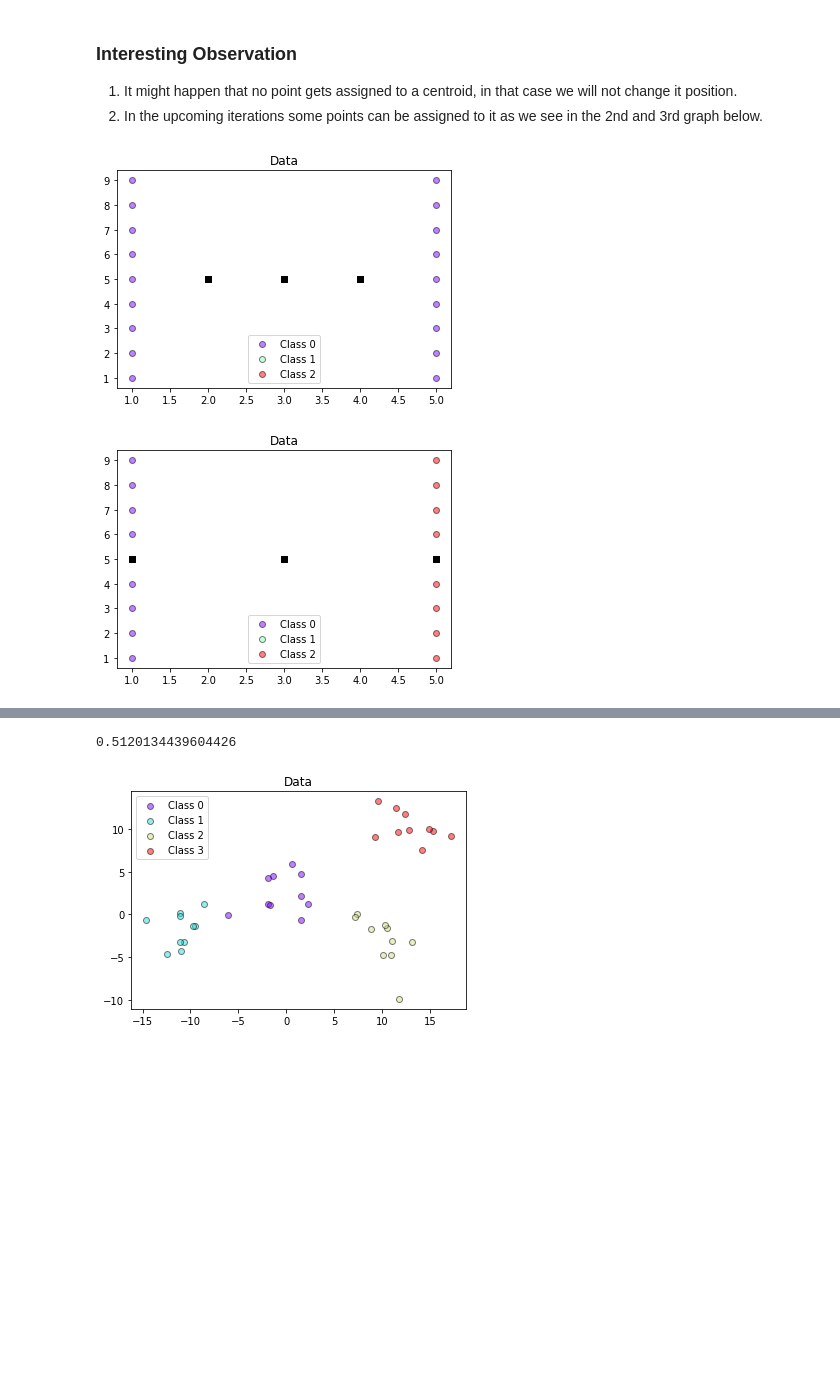
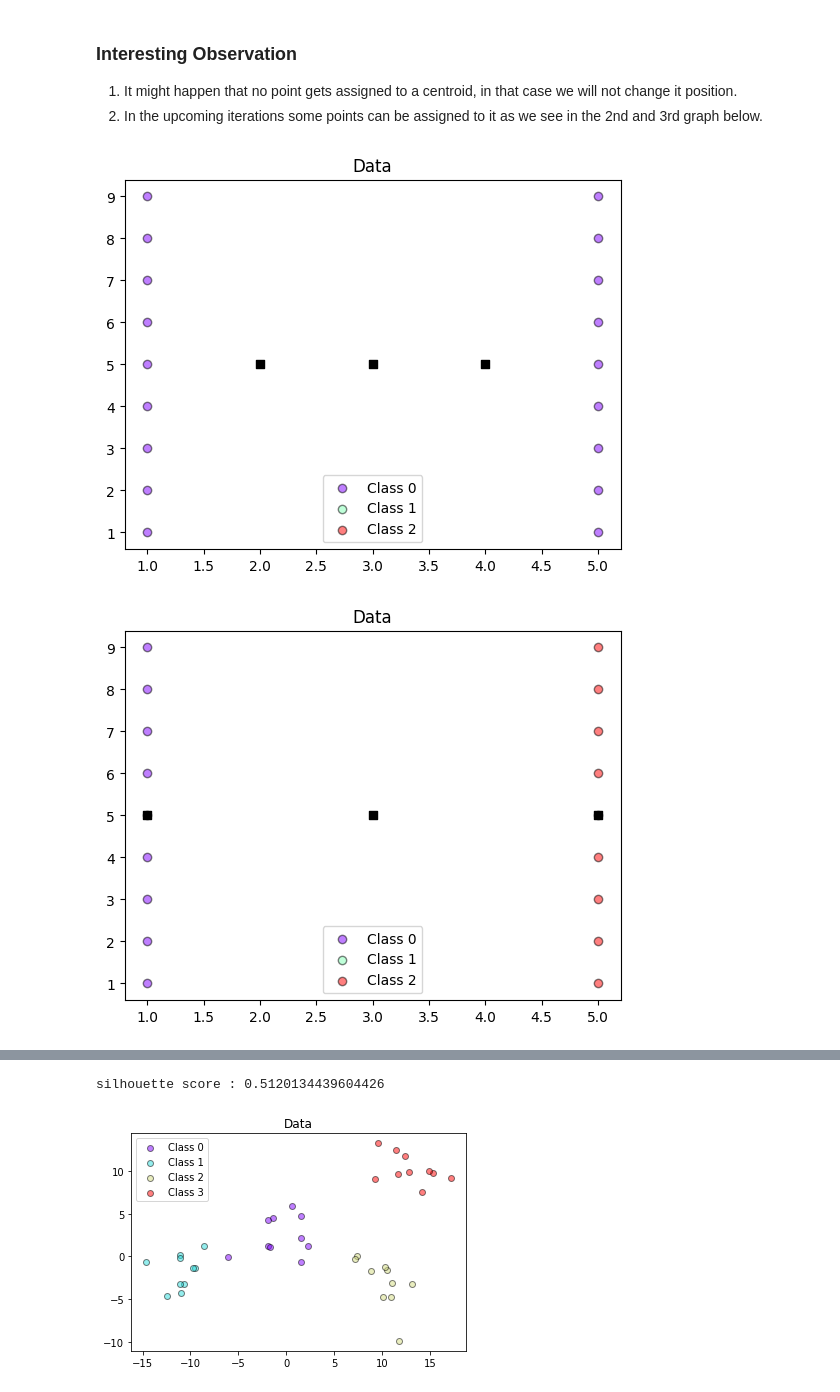
Before and after one commit to kanishk779/SMAI-2, a Jupyter notebook: question1.ipynb, the cells around one changed output, grey strips where cells are left out. Cells and saved outputs as stored; diff of their text form; code cells hidden in the pictures; blank space fills up the shorter version.

```diff
--- a/question1.ipynb
+++ b/question1.ipynb
@@ -50,7 +50,9 @@ import pandas as pd
 import matplotlib.pyplot as plt
 from sklearn.datasets import make_blobs
 from matplotlib import cm
-from sklearn.metrics import homogeneity_score
+from sklearn.metrics import homogeneity_score, silhouette_score
+from sklearn.cluster import KMeans
+plt.style.use('default')
 # %%
 #implement elbow method from scratch
 def elbow(X, labels, Centroids):
@@ -97,7 +99,7 @@ def silhouette(X, labels, Centroids):
     return np.sum(score)/score.shape[0]
 # %%
 #implement Kmeans from scratch
-class Kmeans:
+class MyKmeans:
     # initialise k clusters (Random or Forgy)
     # write the iterative method for finding next clusters
     def __init__(self, X, k, init_method, dist_measure, iterations, centro=None):
@@ -251,12 +253,12 @@ km.train()
 # %%
 X = [[1, i] for i in range(1, 10)] + [[5, i] for i in range(1, 10)]
 X = np.array(X)
 centro = np.array([[2, 5], [3, 5], [4, 5]])
-km = Kmeans(X, 3, 'Random', 'euclidean', 2, centro=centro)
+km = MyKmeans(X, 3, 'Random', 'euclidean', 2, centro=centro)
 km.train()
 centroids = km.give_centroids()
 labels = km.give_labels()
-silhouette(X, labels, centroids)
+print('silhouette score : {a}'.format(a=silhouette(X, labels, centroids)))
 # %% [output]
-[figure, old version]
+[figure, new version]
-[figure, old version]
+[figure, new version]
@@ -264,4 +266,4 @@ silhouette(X, labels, centroids)
-0.5120134439604426
+silhouette score : 0.5120134439604426
 # %%
 #implement Kmeans++ from scratch
 class Kmeansplusplus:
```
Also changed, not shown: parts of 24 cells of this notebook.
